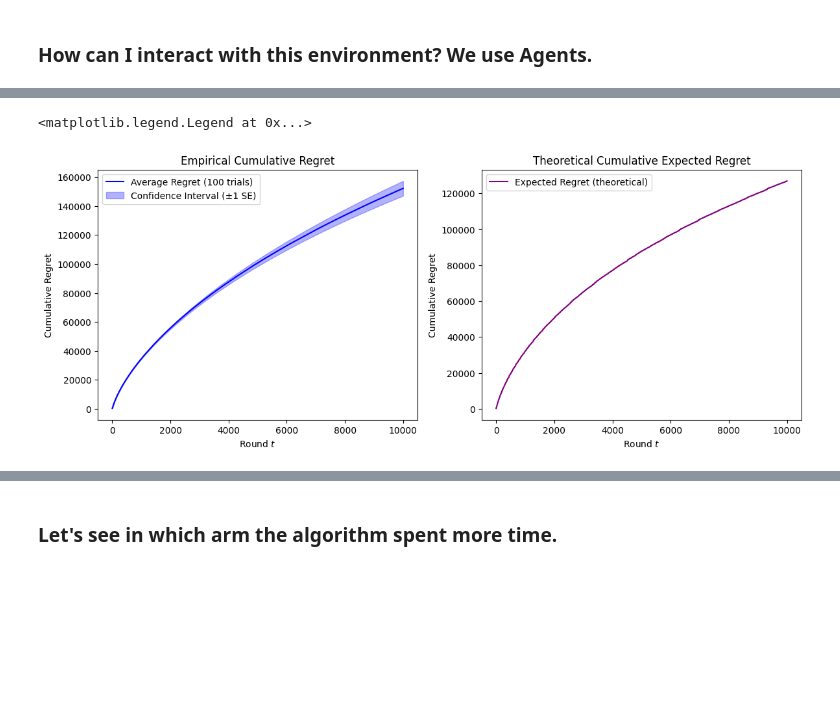
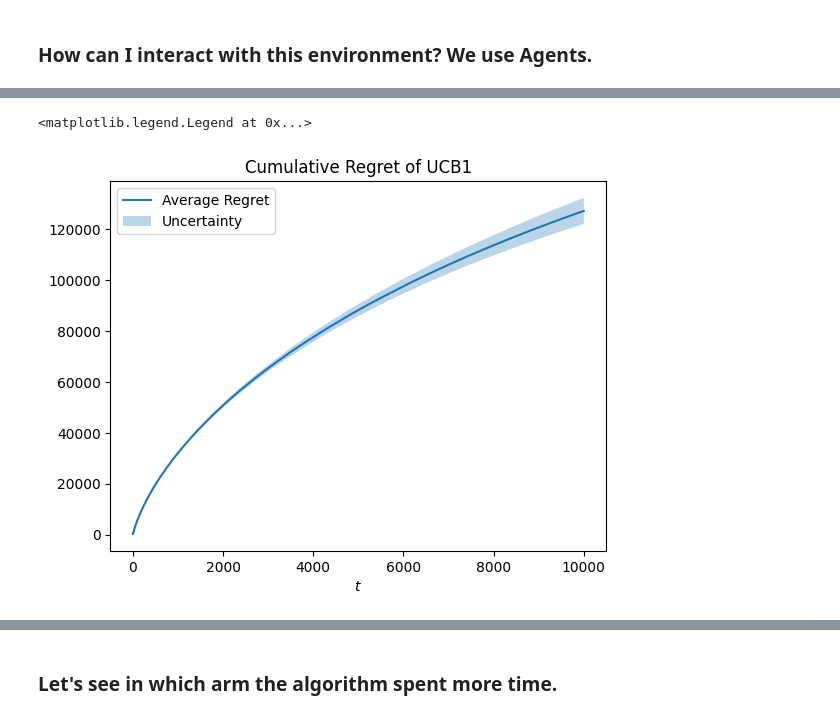
Before and after one commit to peetceenatoo/online-learning, a Jupyter notebook: R1.ipynb, the cells around one changed output, grey strips where cells are left out. Saved outputs shown, nothing was run; the diff lists cells and outputs as text; code cells hidden in the pictures; blank space fills up the shorter version.

```diff
--- a/R1.ipynb
+++ b/R1.ipynb
@@ -158,7 +156,7 @@ class Agent:
 # %%
 # If rewards lie in [0, R], you must scale the confidence term by self.range = R maximum possible reward in a round t.
 
-class UCB1Agent:
+class UCB1Agent(Agent):
     def __init__(self, K, T, range=1):
         self.K = K
         self.T = T
@@ -185,74 +185,41 @@ class UCB1Agent:
+# %%
+n_trials = 100
+regret_per_trial = []
 # %%
-# --- Setup ---
-
-# Init UCB1 parameters
-R = (max(P) - cost) * num_of_buyers
-K = len(P)
-
-# Init list of n_trials cumulative regrets
-regret_array_per_trial = []
-
-# --- Run simulation---
-
-# For each trial, we will generate a new set of valuations
+# Compute cumulative regret over multiple trials
 for seed in range(n_trials):
     np.random.seed(seed)
 
-    # Generate environment (with new valuations)
-    env = PricingEnvironmentSingleProduct(valuations=np.random.normal(loc=value, scale=1.0, size=num_of_buyers), cost=cost)
+    # Create environment using new valuations
+    valuations = np.random.normal(loc=value, scale=1.0, size=num_of_buyers)
+    env = PricingEnvironmentSingleProduct(valuations, cost=cost)
 
-    # Compute realized best reward for this trial
-    realized_profit_vector = (P - cost) * np.array([np.sum(valuations >= p) for p in P])
-    realized_clairvoyant_rewards = np.full(T, np.max(realized_profit_vector))
+    # Initialize
+    ucb_agent = UCB1Agent(K, T, range=R)
+    agent_rewards = np.array([])
 
-    # Initialize UCB1 agent
-    ucb_agent = UCB1Agent(K, T, range=R)
-    agent_rewards = []
-    pulled_prices = []
+    # Run UCB1 for T rounds
+    for t in range(T):
+        pi_t = ucb_agent.pull_arm()
+        p_t = P[pi_t]
+        d_t, r_t = env.round(p_t)
+        ucb_agent.update(r_t)
+        agent_rewards = np.append(agent_rewards, r_t)
 
-    # Run the simulation for T rounds - Learning...
-    for t in range(T):
-        arm_index = ucb_agent.pull_arm()
-        selected_price = P[arm_index]
-        demand, reward = env.round(selected_price)
-        ucb_agent.update(reward)
-        agent_rewards.append(reward)
-        pulled_prices.append(selected_price)
+    # Store cumulative regret for this trial
+    cumulative_regret = np.cumsum(expected_clairvoyant_rewards - agent_rewards)
+    regret_per_trial.append(cumulative_regret)
 
-    # Cumulative per-trial regret against realized clairvoyant
-    regret_array_per_trial.append(np.cumsum(realized_clairvoyant_rewards - agent_rewards))
+# Compute average (and standard deviation) of regret
+average_regret = np.array(regret_per_trial).mean(axis=0)
+regret_sd = np.array(regret_per_trial).std(axis=0)
 
-# Empirical (average) regret over 100 trials
-average_regret = np.array(regret_array_per_trial).mean(axis=0)
-regret_sd = np.array(regret_array_per_trial).std(axis=0)
-
-# --- Compute theoretical expected regret ---
-
-expected_reward_vector = (P - cost) * expected_demand_vector
-best_expected_reward = np.max(expected_reward_vector)
-expected_rewards_per_round = expected_reward_vector[[np.where(P == p)[0][0] for p in pulled_prices]]
-expected_regret = np.cumsum(best_expected_reward - expected_rewards_per_round)
-
-# --- Combined plot ---
-fig, axs = plt.subplots(1, 2, figsize=(14, 5))
-
-# Empirical regret
-axs[0].plot(np.arange(T), average_regret, label='Average Regret (100 trials)', color='blue')
-axs[0].fill_between(np.arange(T),
-                    average_regret - regret_sd / np.sqrt(n_trials),
-                    average_regret + regret_sd / np.sqrt(n_trials),
-                    alpha=0.3, color='blue', label='Confidence Interval (±1 SE)')
-axs[0].set_title('Empirical Cumulative Regret')
-axs[0].set_xlabel('Round $t$')
-axs[0].set_ylabel('Cumulative Regret')
-axs[0].legend()
-
-# Theoretical expected regret (single run, fixed pulled_prices)
-axs[1].plot(expected_regret, label='Expected Regret (theoretical)', color='purple')
-axs[1].set_title('Theoretical Cumulative Expected Regret')
-axs[1].set_xlabel('Round $t$')
-axs[1].set_ylabel('Cumulative Regret')
-axs[1].legend()
+# Plot cumulative regret
+plt.plot(np.arange(T), average_regret, label='Average Regret')
+plt.title('Cumulative Regret of UCB1')
+plt.fill_between(np.arange(T), average_regret - regret_sd / np.sqrt(n_trials), average_regret + regret_sd / np.sqrt(n_trials), alpha=0.3, label='Uncertainty')
+plt.xlabel('$t$')
+plt.legend()
 # %% [output]
 <matplotlib.legend.Legend at 0x...>
-[figure, old version]
+[figure, new version]
```
Also changed, not shown: parts of 9 cells of this notebook.
